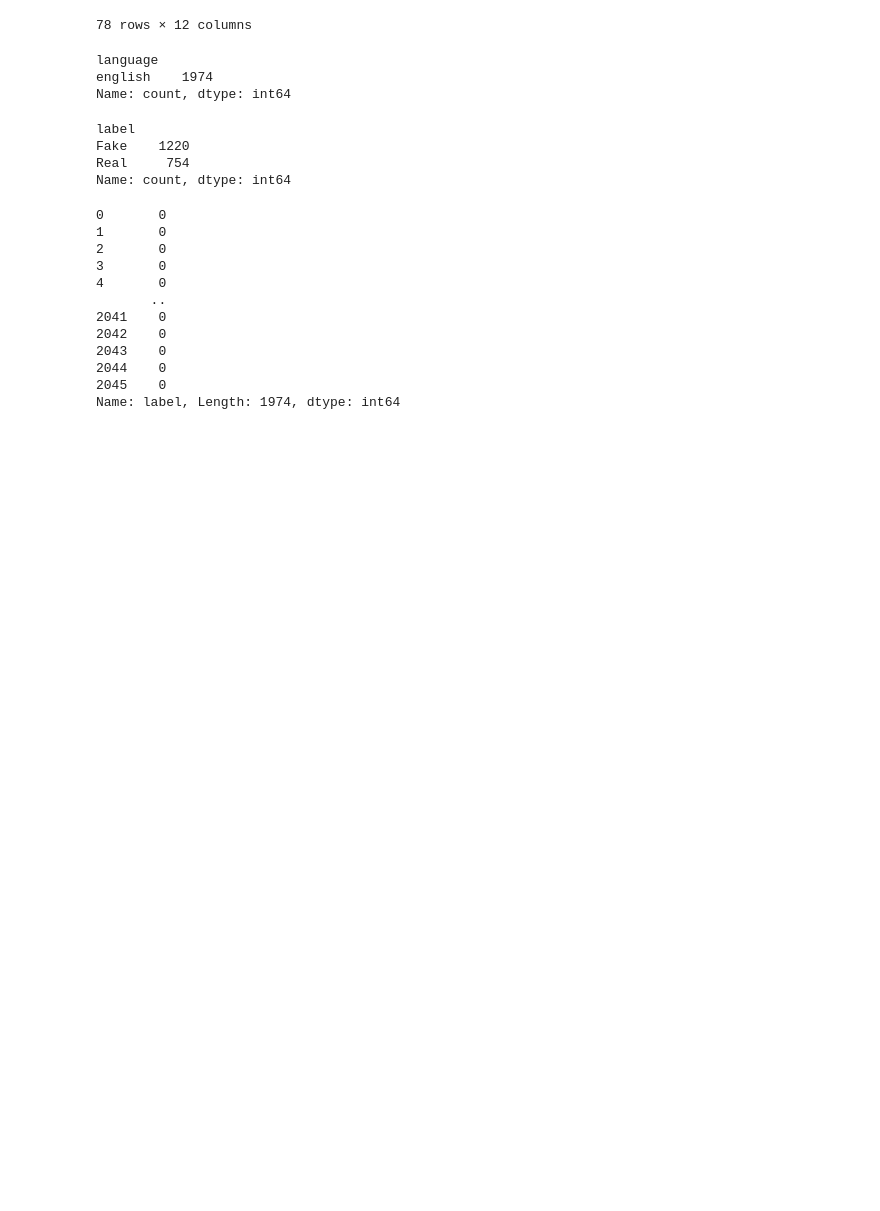
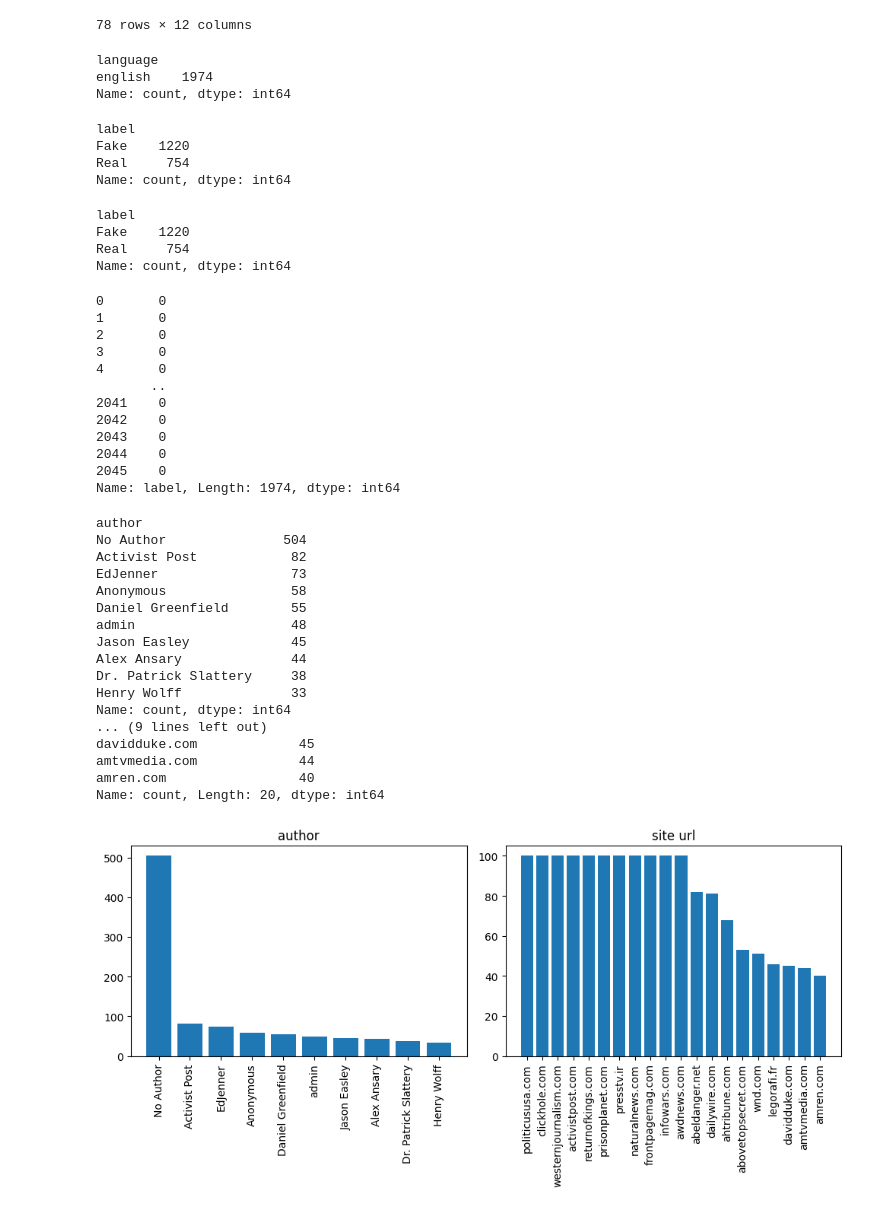
Before and after one commit to pkdc/fake-news-classifier, a Jupyter notebook: notebooks/fake_news.ipynb, the cells around one changed output. Drawn from its saved outputs; the diff is of its cells as text; code cells hidden in the pictures; blank space fills up the shorter version.

Commit message:
plot bar charts

```diff
--- a/notebooks/fake_news.ipynb
+++ b/notebooks/fake_news.ipynb
@@ -208,18 +208,62 @@ Name: count, dtype: int64
 # data['title_without_stopwords'] = data['title_without_stopwords'].apply(clean_text)
 # data['text_without_stopwords'] = daat['text_without_stopwords'].apply(clean_text)
 # %%
+print(data['label'].value_counts())
 data['label'] = data['label'].replace({'Fake': 1, 'Real': 0})
 data['label'].astype(int)
 # %% [output]
-0       0
-1       0
-2       0
-3       0
-4       0
-       ..
-2041    0
-2042    0
-2043    0
-2044    0
-2045    0
-Name: label, Length: 1974, dtype: int64
+label
+Fake    1220
+Real     754
+Name: count, dtype: int64
+0       0
+1       0
+2       0
+3       0
+4       0
+       ..
+2041    0
+2042    0
+2043    0
+2044    0
+2045    0
+Name: label, Length: 1974, dtype: int64
+# %%
+fig, ax = plt.subplots(1,2, figsize=(10,5))
+
+author_count = data['author'].value_counts()[:10]
+print(author_count)
+ax[0].bar(author_count.index, author_count.values)
+ax[0].set_xticks(range(len(author_count)))
+ax[0].set_xticklabels(author_count.index, rotation=90)
+ax[0].set_title('author')
+
+url_count = data['site_url'].value_counts()[:20]
+print(url_count)
+ax[1].bar(url_count.index, url_count.values)
+ax[1].set_xticks(range(len(url_count)))
+ax[1].set_xticklabels(url_count.index, rotation=90)
+ax[1].set_title('site url')
+
+plt.tight_layout()
+
+plt.savefig('../figures/author_and_url.jpeg')
+# %% [output]
+author
+No Author               504
+Activist Post            82
+EdJenner                 73
+Anonymous                58
+Daniel Greenfield        55
+admin                    48
+Jason Easley             45
+Alex Ansary              44
+Dr. Patrick Slattery     38
+Henry Wolff              33
+Name: count, dtype: int64
+... (9 lines left out)
+davidduke.com             45
+amtvmedia.com             44
+amren.com                 40
+Name: count, Length: 20, dtype: int64
+[figure, added]
```
Also changed, not shown: parts of 2 cells of this notebook, 2 other files.
